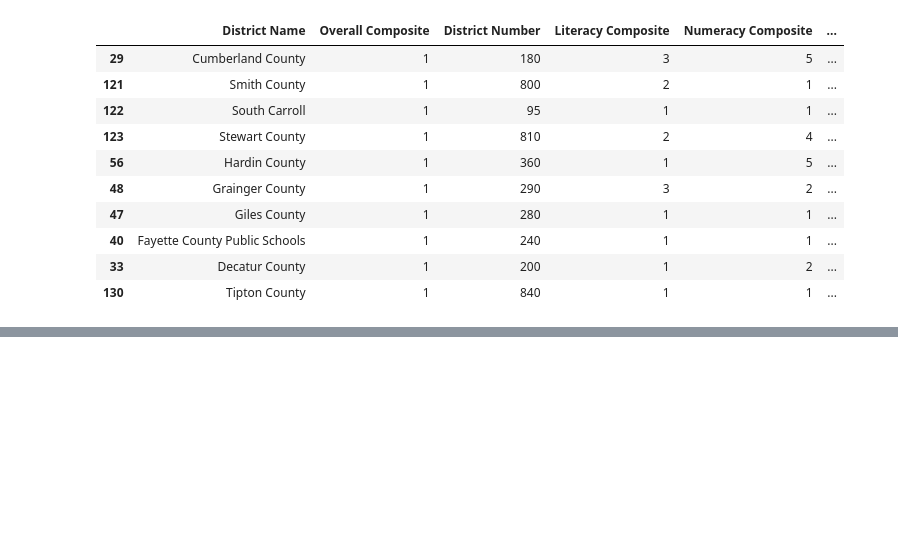
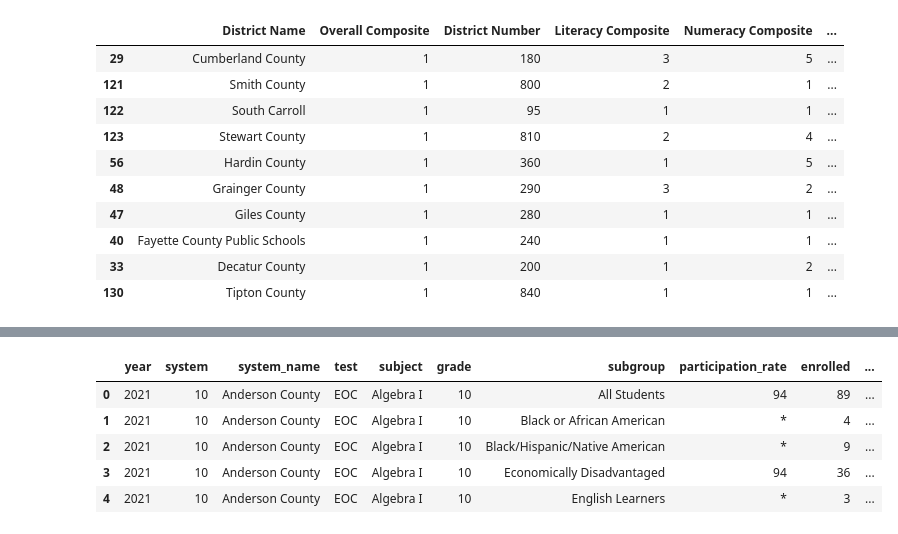
Before and after one commit to jmcapps/education_capstone, a Jupyter notebook: notebooks/test.ipynb, the cells around one changed output, grey strips where cells are left out. Saved outputs shown, nothing was run; the diff lists cells and outputs as text; code cells hidden in the pictures; blank space fills up the shorter version.

```diff
--- a/notebooks/test.ipynb
+++ b/notebooks/test.ipynb
@@ -1269,0 +1435,2 @@ merged_d_a.to_csv('merged_d_a.csv', index=False)
+# %%
+district_assessment21 = pd.read_csv('../data/district_assessment_file_suppressed_upd422.csv', encoding='latin-1')
@@ -1269,0 +1439,11 @@ merged_d_a.to_csv('merged_d_a.csv', index=False)
+# %%
+filtered_district_assessment21 = district_assessment21[district_assessment21['participation_rate'] != '**']
+# %%
+filtered_district_assessment21.head()
+# %% [output]
+|  | year | system | system_name | test | subject | grade | subgroup | participation_rate | enrolled | ... |
+| 0 | 2021 | 10 | Anderson County | EOC | Algebra I | 10 | All Students | 94 | 89 | ... |
+| 1 | 2021 | 10 | Anderson County | EOC | Algebra I | 10 | Black or African American | * | 4 | ... |
+| 2 | 2021 | 10 | Anderson County | EOC | Algebra I | 10 | Black/Hispanic/Native American | * | 9 | ... |
+| 3 | 2021 | 10 | Anderson County | EOC | Algebra I | 10 | Economically Disadvantaged | 94 | 36 | ... |
+| 4 | 2021 | 10 | Anderson County | EOC | Algebra I | 10 | English Learners | * | 3 | ... |
```
Also changed, not shown: parts of 100 cells of this notebook, 9 other files.
